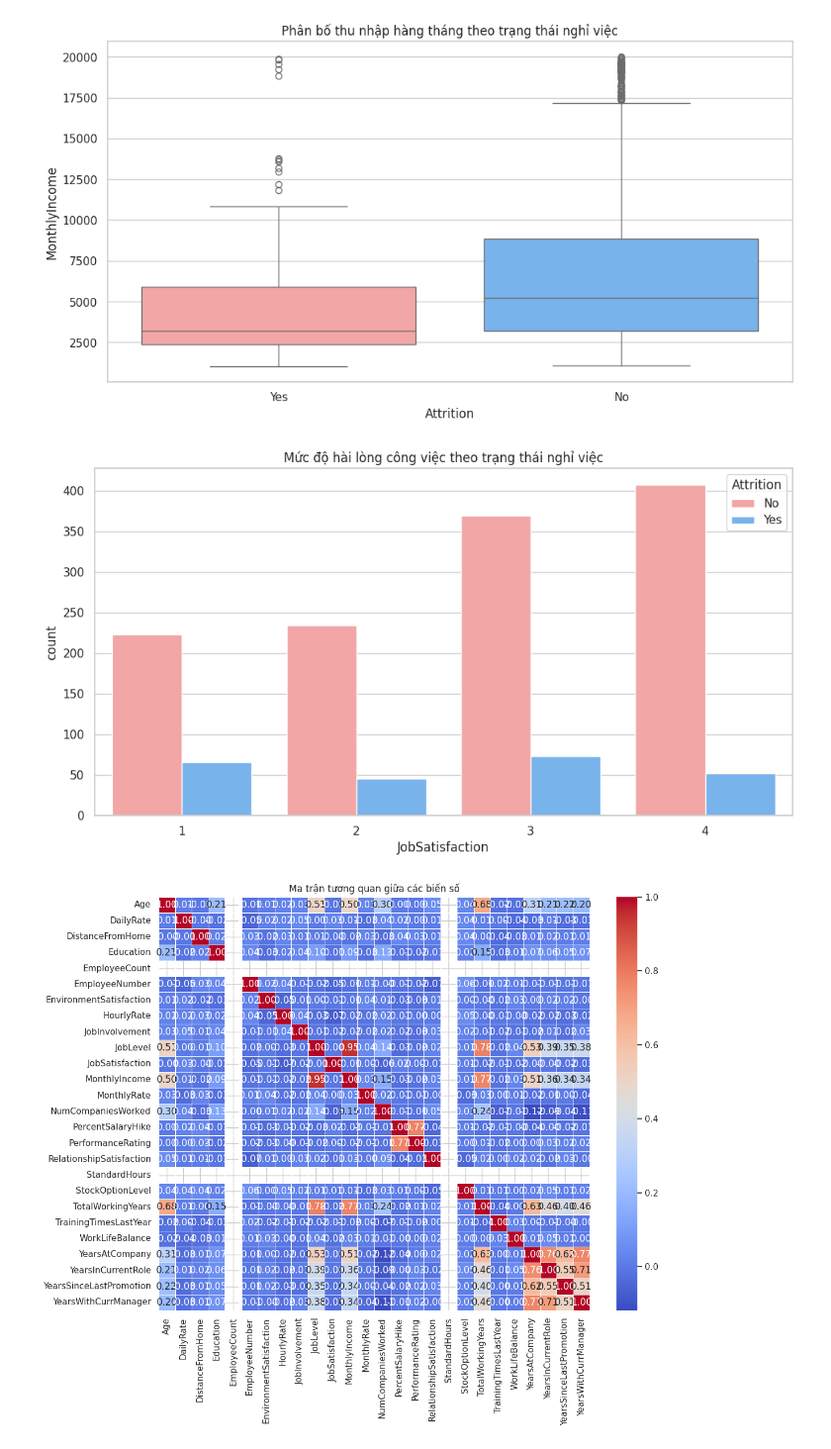
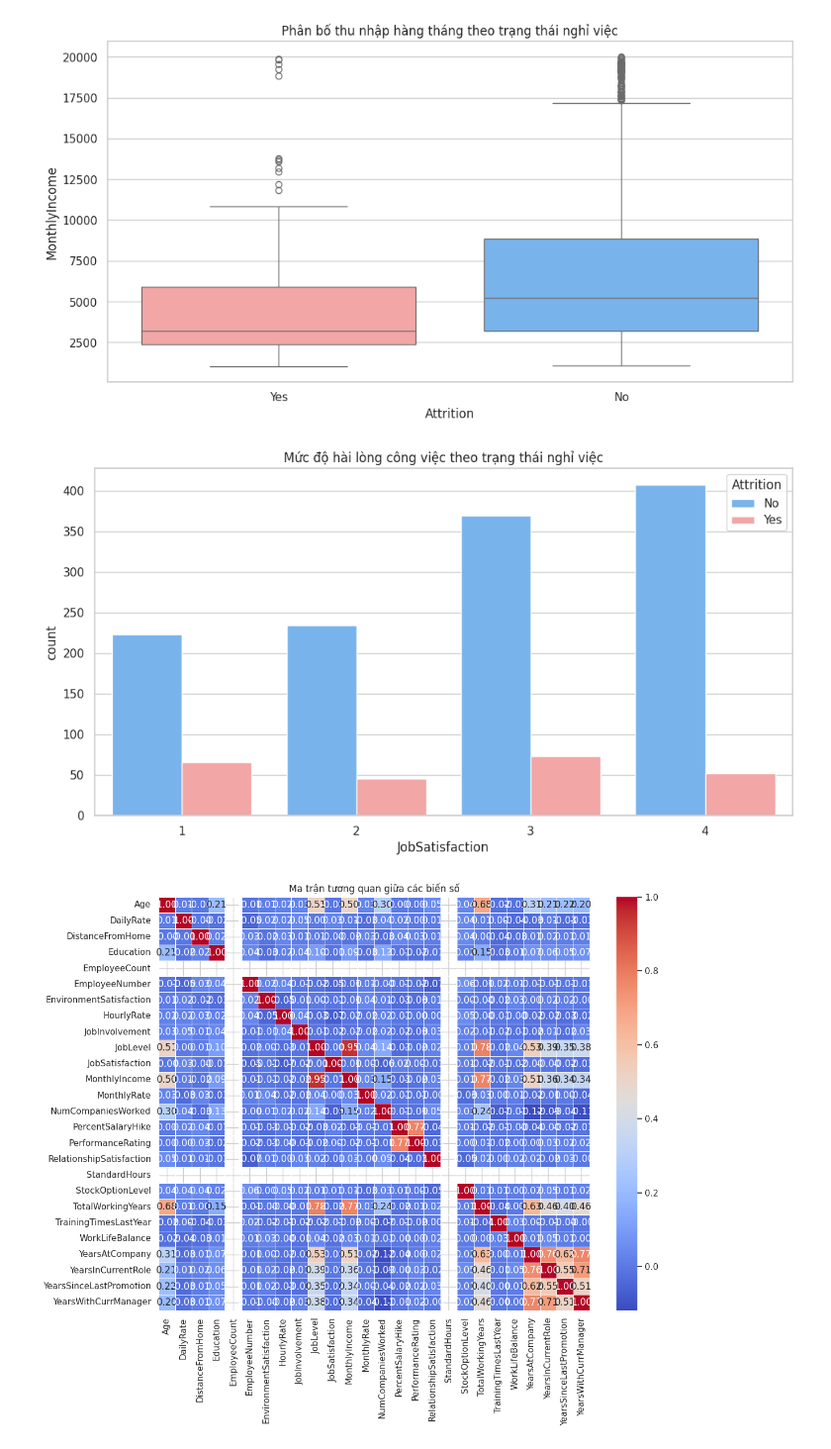
Before and after one commit to hei1sme/MAI391_FINAL_PROJECT, a Jupyter notebook: MAI391_SE194127_project.ipynb, the cells around one changed output. Shown at 99% size. Cells and saved outputs as stored; diff of their text form; code cells hidden in the pictures.

```diff
--- a/MAI391_SE194127_project.ipynb
+++ b/MAI391_SE194127_project.ipynb
@@ -170,11 +189,11 @@ plt.show()
 # %%
 # Phân tích mức độ hài lòng công việc
 plt.figure(figsize=(12, 6))
-sns.countplot(x='JobSatisfaction', hue='Attrition', data=df, palette=["#ff9999", "#66b3ff"])
+sns.countplot(x='JobSatisfaction', hue='Attrition', data=df, palette=["#66b3ff", "#ff9999"])
 plt.title('Mức độ hài lòng công việc theo trạng thái nghỉ việc')
 plt.show()
 # %% [output]
-[figure, old version]
+[figure, new version]
 # %%
 # Chỉ lấy các biến số (numeric)
 numeric_df = df.select_dtypes(include=['int64', 'float64'])
```
Also changed, not shown: parts of 10 cells of this notebook.
